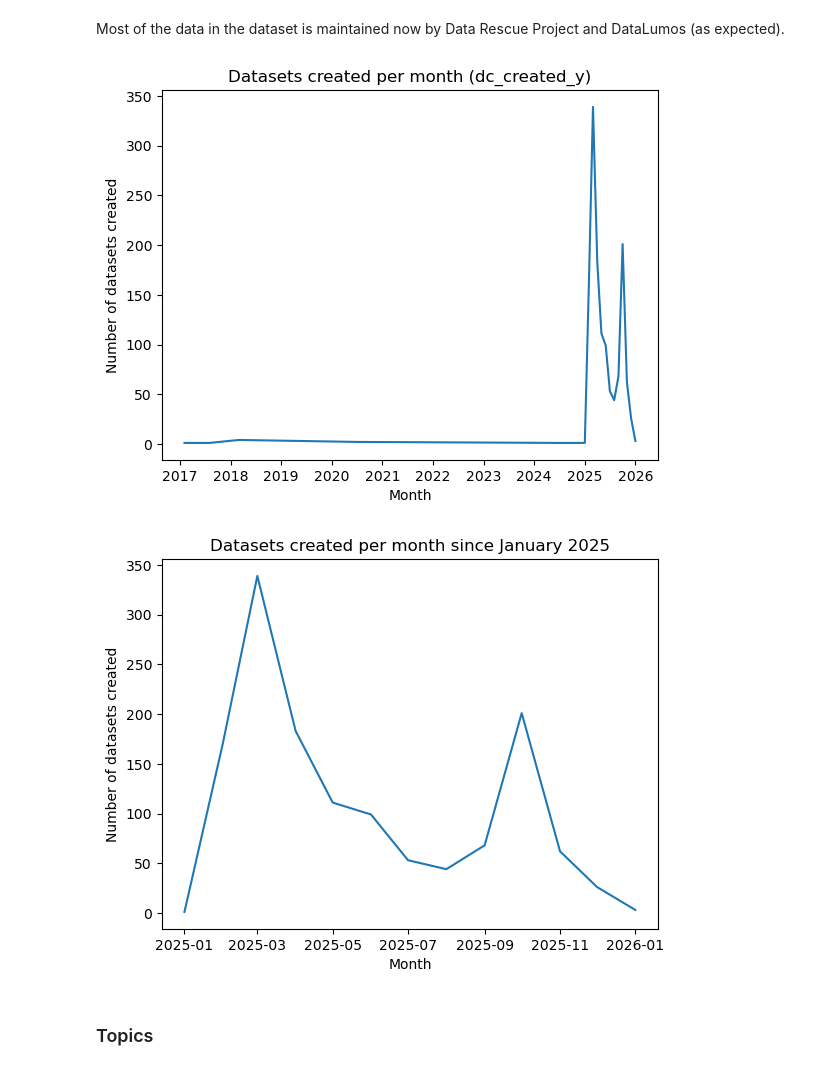
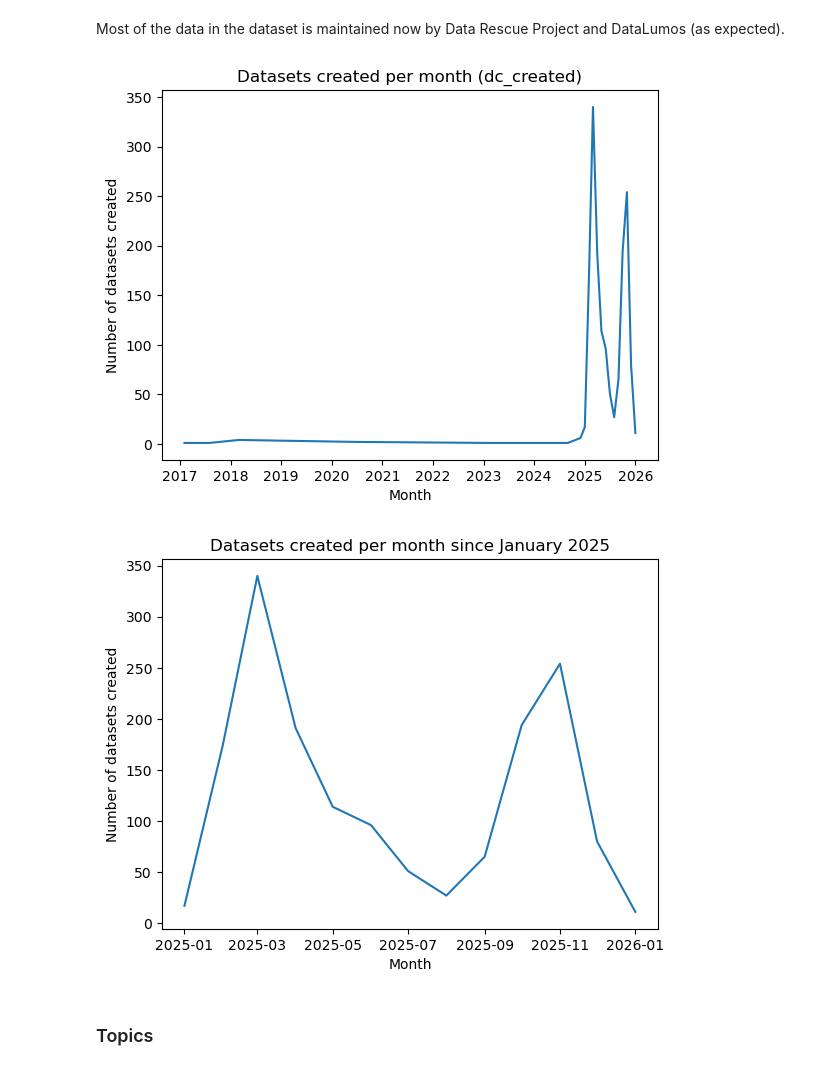
Before and after one commit to majmurm/predicting-science-at-risk, a Jupyter notebook: eda/eda_drp.ipynb, the cells around one changed output. Saved outputs shown, nothing was run; the diff lists cells and outputs as text; code cells hidden in the pictures.

```diff
--- a/eda/eda_drp.ipynb
+++ b/eda/eda_drp.ipynb
@@ -86,6 +86,6 @@ dc_isVersionOf_y       0.013129
 dtype: float64
 # %%
-df['abstract_len'] = df['dc_abstract_y'].fillna("").str.split().str.len()
+df['abstract_len'] = df['dc_abstract'].fillna("").str.split().str.len()
 df['title_len'] = df['title'].fillna("").str.split().str.len()
 
 df[['abstract_len', 'title_len']].describe()
@@ -174,30 +200,30 @@ Name: count, dtype: int64
 # %% [markdown]
 Most of the data in the dataset is maintained now by Data Rescue Project and DataLumos (as expected).
 # %%
-dc_created = pd.to_datetime(df['dc_created_y'], errors='coerce')
+dc_created = pd.to_datetime(df['dc_created'], errors='coerce')
 
 created_month = dc_created.dt.to_period("M")
 created_per_month = (created_month.value_counts().sort_index())
 created_per_month.index = created_per_month.index.to_timestamp()
 
 plt.figure()
 plt.plot(created_per_month.index, created_per_month.values)
 plt.xlabel("Month")
 plt.ylabel("Number of datasets created")
-plt.title("Datasets created per month (dc_created_y)")
+plt.title("Datasets created per month (dc_created)")
 plt.show()
 
 created_since_2025 = created_per_month[created_per_month.index >= pd.Timestamp("2025-01-01")]
 
 plt.figure()
 plt.plot(created_since_2025.index, created_since_2025.values)
 plt.xlabel("Month")
 plt.ylabel("Number of datasets created")
 plt.title("Datasets created per month since January 2025")
 plt.show()
 # %% [output]
-[figure, old version]
+[figure, new version]
-[figure, old version]
+[figure, new version]
 # %% [markdown]
 ### Topics
 # %%
```
Also changed, not shown: parts of 17 cells of this notebook, 16 other files.
